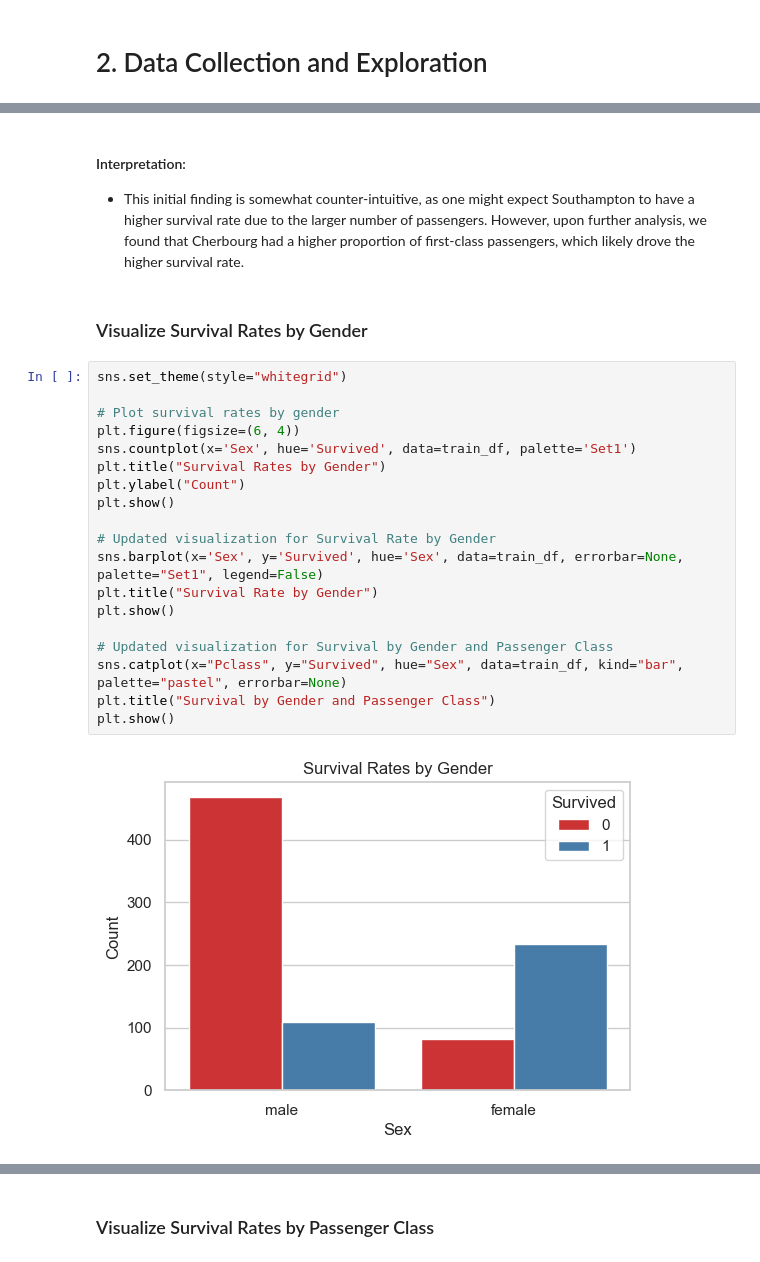
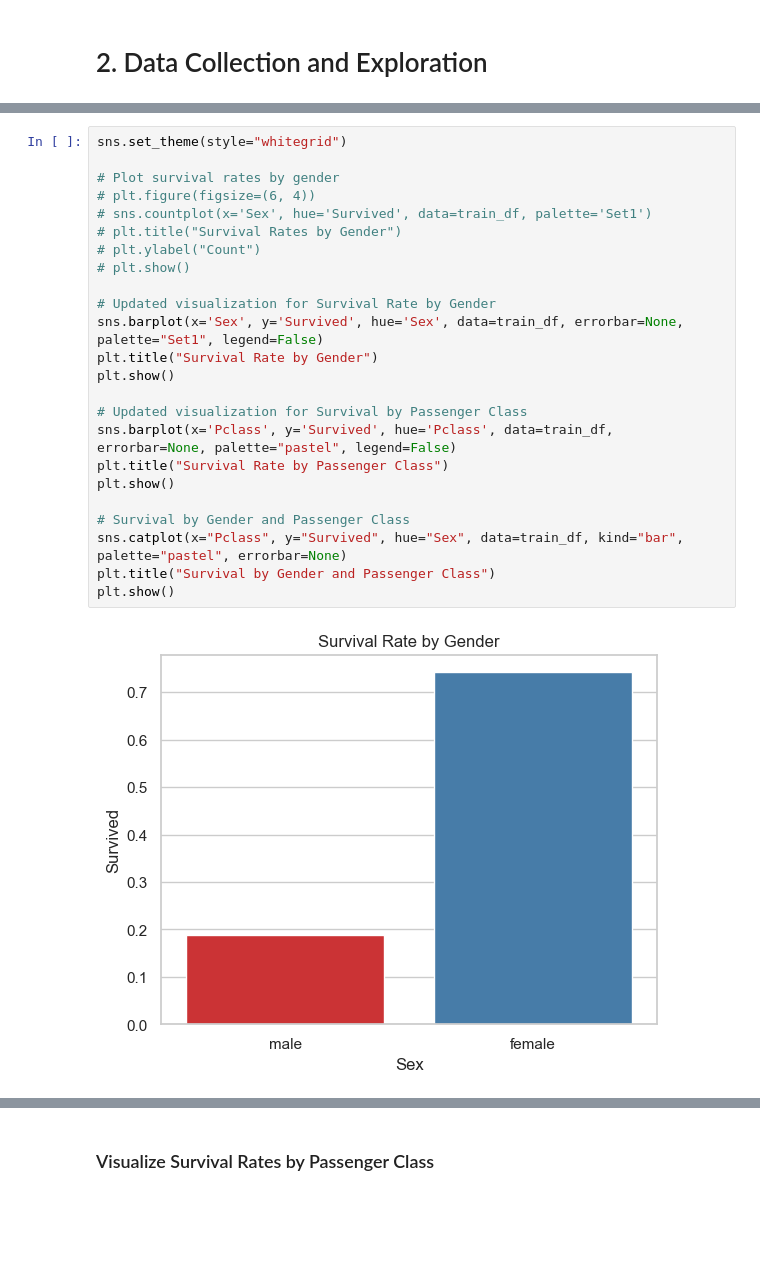
Before and after one commit to Pau1Co1e/miniature-bassoon, a Jupyter notebook: titanic.ipynb, the cells around one changed output, grey strips where cells are left out. Saved outputs shown, nothing was run; the diff lists cells and outputs as text; blank space fills up the shorter version.

```diff
--- a/titanic.ipynb
+++ b/titanic.ipynb
@@ -100,26 +124,26 @@ plt.show()
-# %% [markdown]
-#### Interpretation:
-- This initial finding is somewhat counter-intuitive, as one might expect Southampton to have a higher survival rate due to the larger number of passengers. However, upon further analysis, we found that Cherbourg had a higher proportion of first-class passengers, which likely drove the higher survival rate.
-# %% [markdown]
-### Visualize Survival Rates by Gender
 # %%
 sns.set_theme(style="whitegrid")
 
 # Plot survival rates by gender
-plt.figure(figsize=(6, 4))
-sns.countplot(x='Sex', hue='Survived', data=train_df, palette='Set1')
-plt.title("Survival Rates by Gender")
-plt.ylabel("Count")
-plt.show()
+# plt.figure(figsize=(6, 4))
+# sns.countplot(x='Sex', hue='Survived', data=train_df, palette='Set1')
+# plt.title("Survival Rates by Gender")
+# plt.ylabel("Count")
+# plt.show()
 
 # Updated visualization for Survival Rate by Gender
 sns.barplot(x='Sex', y='Survived', hue='Sex', data=train_df, errorbar=None, palette="Set1", legend=False)
 plt.title("Survival Rate by Gender")
 plt.show()
 
-# Updated visualization for Survival by Gender and Passenger Class
+# Updated visualization for Survival by Passenger Class
+sns.barplot(x='Pclass', y='Survived', hue='Pclass', data=train_df, errorbar=None, palette="pastel", legend=False)
+plt.title("Survival Rate by Passenger Class")
+plt.show()
+
+# Survival by Gender and Passenger Class
 sns.catplot(x="Pclass", y="Survived", hue="Sex", data=train_df, kind="bar", palette="pastel", errorbar=None)
 plt.title("Survival by Gender and Passenger Class")
 plt.show()
 # %% [output]
-[figure, old version]
+[figure, new version]
```
Also changed, not shown: parts of 17 cells of this notebook.
